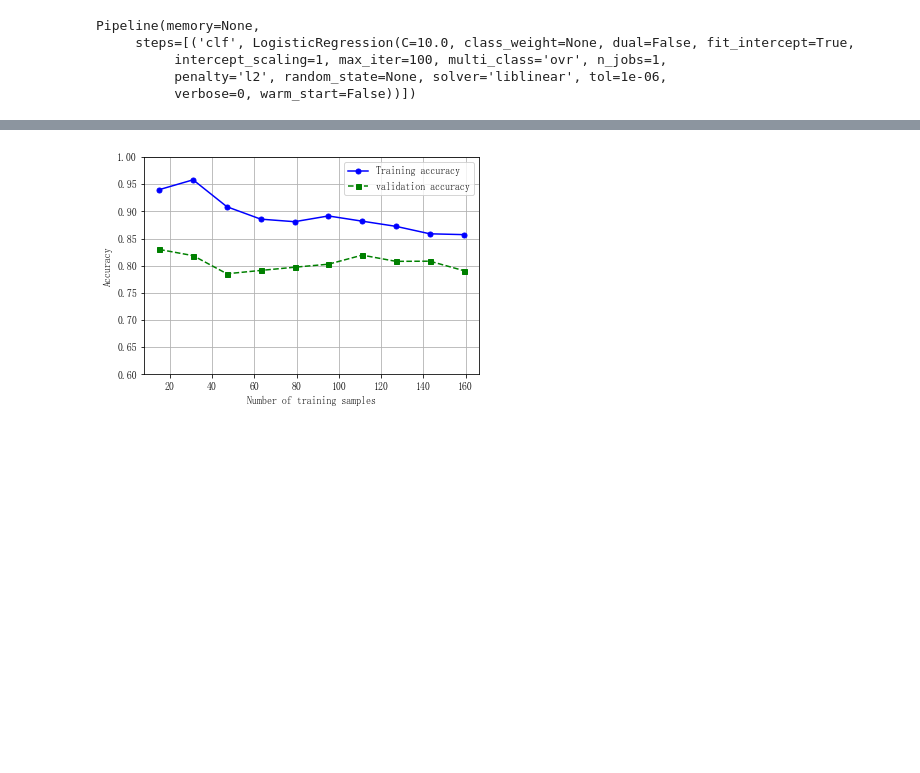
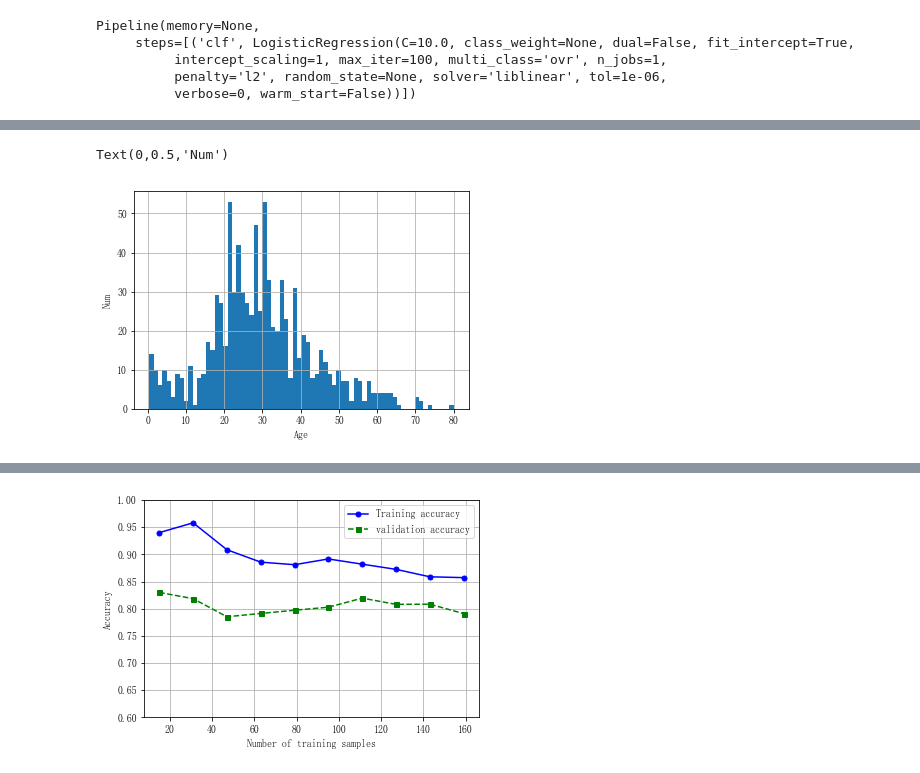
Before and after one commit to hahanigehaha233/mltest, a Jupyter notebook: Titanic/plot.ipynb, the cells around one changed output, grey strips where cells are left out. Cells and saved outputs as stored; diff of their text form; code cells hidden in the pictures; blank space fills up the shorter version.

```diff
--- a/Titanic/plot.ipynb
+++ b/Titanic/plot.ipynb
@@ -28,0 +80,7 @@ Pipeline(memory=None,
+# %%
+data['Age'].hist(bins=70)
+plt.xlabel('Age')
+plt.ylabel('Num')
+# %% [output]
+Text(0,0.5,'Num')
+[figure, added]
```
Also changed, not shown: parts of 12 cells of this notebook, 1 other file.
